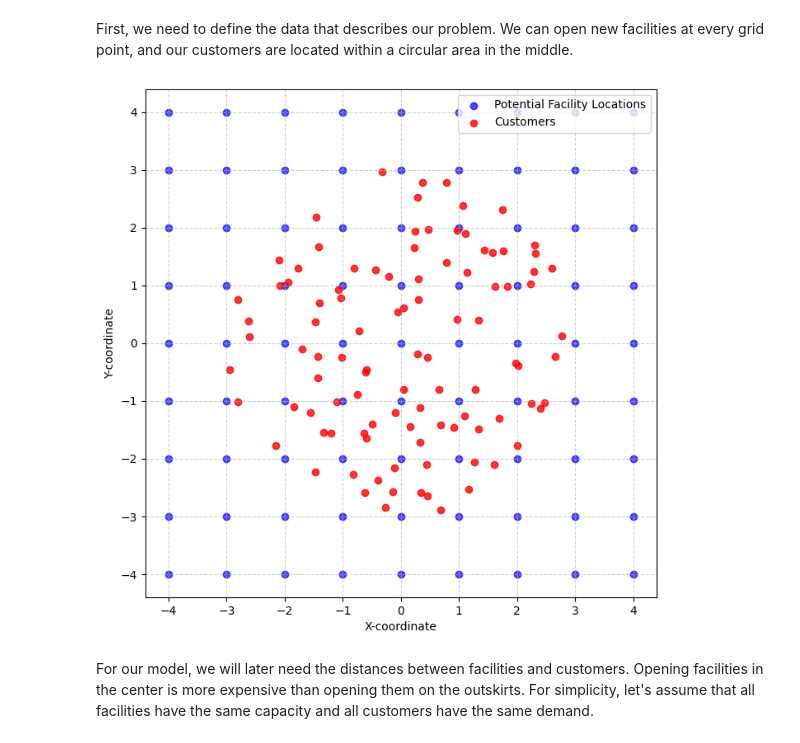
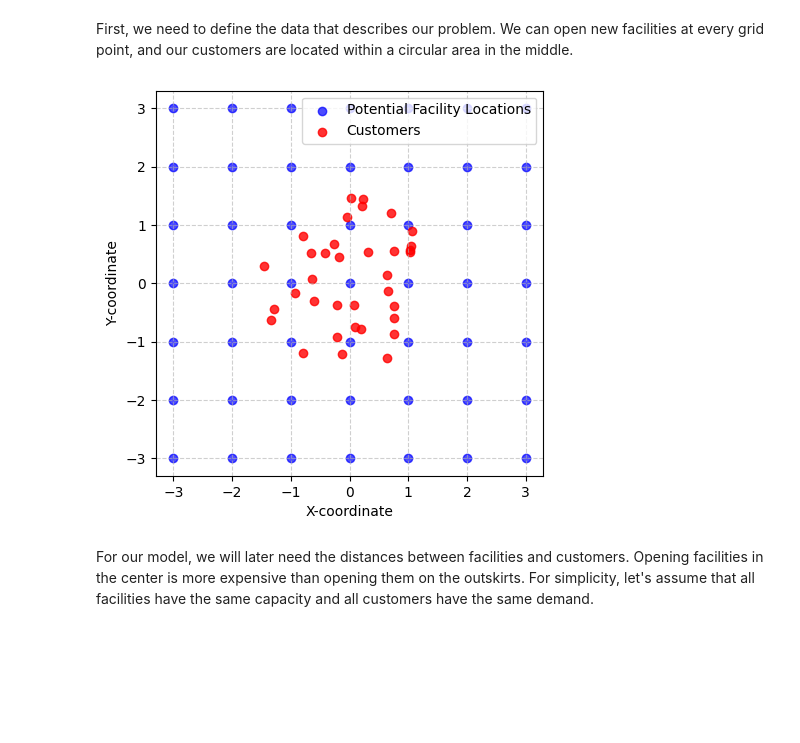
Before and after one commit to JHasselbringGAMS/Workshop, a Jupyter notebook: ms_cflp_solution.ipynb, the cells around one changed output. Saved outputs shown, nothing was run; the diff lists cells and outputs as text; code cells hidden in the pictures; blank space fills up the shorter version.

```diff
--- a/ms_cflp_solution.ipynb
+++ b/ms_cflp_solution.ipynb
@@ -14,51 +14,55 @@ First, we need to define the data that describes our problem. We can open new fa
 import matplotlib.pyplot as plt
 import numpy as np
 
-x_min, x_max = -4, 4
-y_min, y_max = -4, 4
-num_points_per_side = 9
+x_min, x_max = -3, 3
+y_min, y_max = -3, 3
+num_points_per_side = 7
 
 x_grid = np.linspace(x_min, x_max, num_points_per_side)
 y_grid = np.linspace(y_min, y_max, num_points_per_side)
 X_grid, Y_grid = np.meshgrid(x_grid, y_grid)
 
 center_x, center_y = 0, 0
-radius = 3
-num_circle_points = 100
+radius = 1.5
+num_circle_points = 35
 
 angles = 2 * np.pi * np.random.rand(num_circle_points)
 radii = radius * np.sqrt(np.random.rand(num_circle_points))
 
 circle_x_coords = center_x + radii * np.cos(angles)
 circle_y_coords = center_y + radii * np.sin(angles)
 
+
 def plot_locations(facility_selection=None):
 
-    plt.figure(figsize=(8, 8))
+    plt.figure(figsize=(5, 5))
 
     plt.scatter(
         X_grid, Y_grid, color="blue", label="Potential Facility Locations", alpha=0.7
     )
 
-    plt.scatter(circle_x_coords, circle_y_coords, color='red', label='Customers', alpha=0.8)
+    plt.scatter(
+        circle_x_coords, circle_y_coords, color="red", label="Customers", alpha=0.8
+    )
 
     if facility_selection is not None:
         plt.scatter(
             facility_selection[0],
             facility_selection[1],
             color="green",
             label="Opened Facilities",
         )
 
     plt.xlabel("X-coordinate")
     plt.ylabel("Y-coordinate")
-    plt.grid(True, linestyle='--', alpha=0.6)
+    plt.grid(True, linestyle="--", alpha=0.6)
     plt.legend(loc="upper right")
     plt.show()
 
+
 plot_locations()
 # %% [output]
-[figure, old version]
+[figure, new version]
 # %% [markdown]
 For our model, we will later need the distances between facilities and customers. Opening facilities in the center is more expensive than opening them on the outskirts. For simplicity, let's assume that all facilities have the same capacity and all customers have the same demand.
 # %%
```
Also changed, not shown: parts of 5 cells of this notebook.
